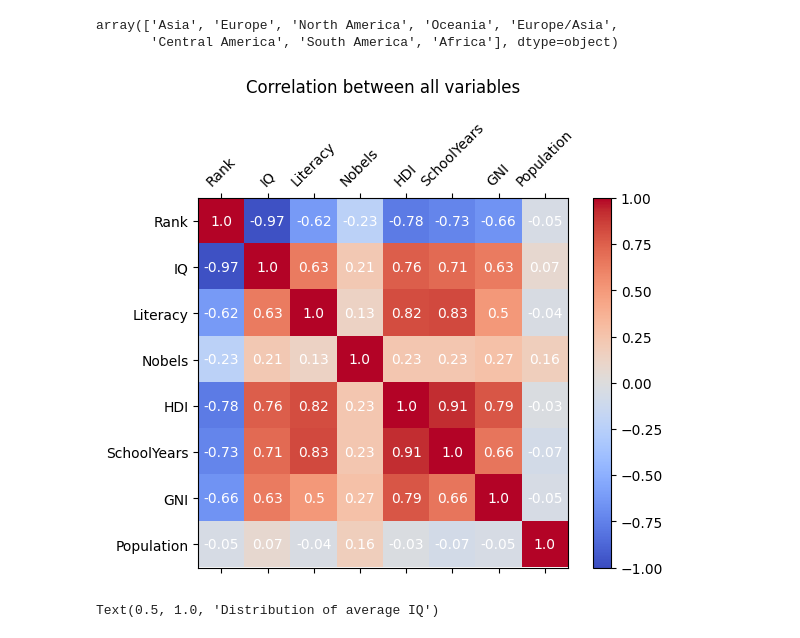
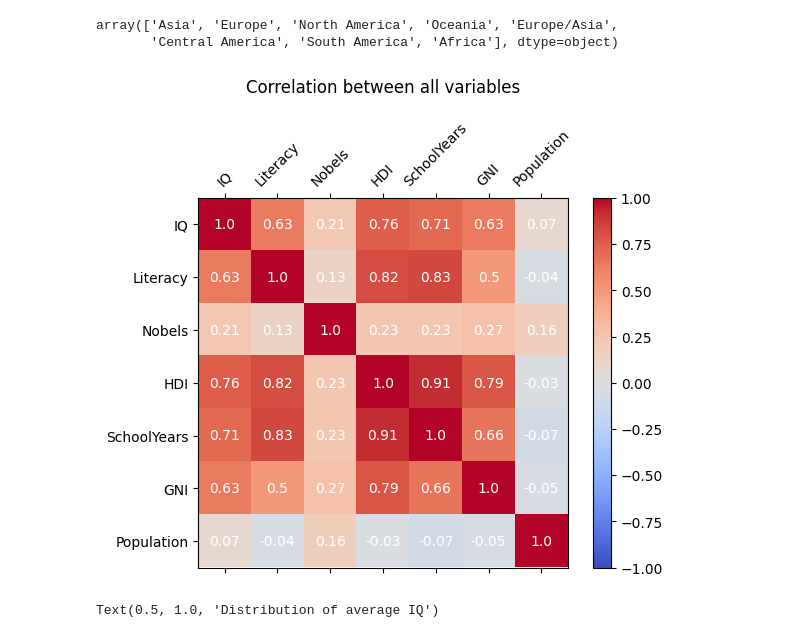
Before and after one commit to Mamin-gamer/ProfessionalSoftwareModule, a Jupyter notebook: Coursework/Notebooks/Main.ipynb, the cells around one changed output. Drawn from its saved outputs; the diff is of its cells as text; code cells hidden in the pictures.

```diff
--- a/Coursework/Notebooks/Main.ipynb
+++ b/Coursework/Notebooks/Main.ipynb
@@ -96,11 +96,11 @@ def heatmap(data, title=""):
     ax.set_title(title, pad=20)
 # %%
 heatmap(
-    DF.select_dtypes(include=np.number),
+    DF.select_dtypes(include=np.number).drop("Rank", axis =1 ),
     title="Correlation between all variables",
 )
 # %% [output]
-[figure, old version]
+[figure, new version]
 # %%
 # decided to check average IQ and see how useful it would be
 histIQ = sns.histplot(DF, x="IQ", bins=7, kde=True, color="blue")
```
Also changed, not shown: parts of 5 cells of this notebook, 1 other file.
